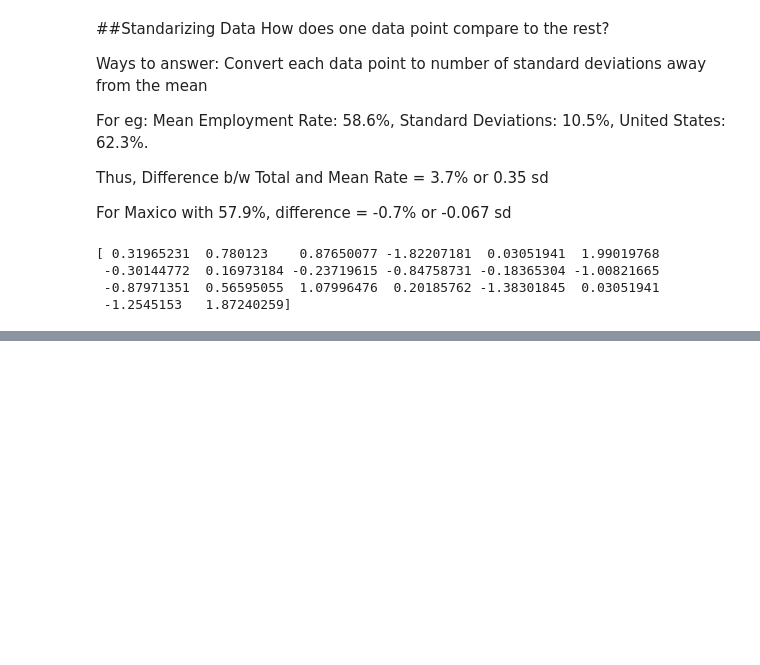
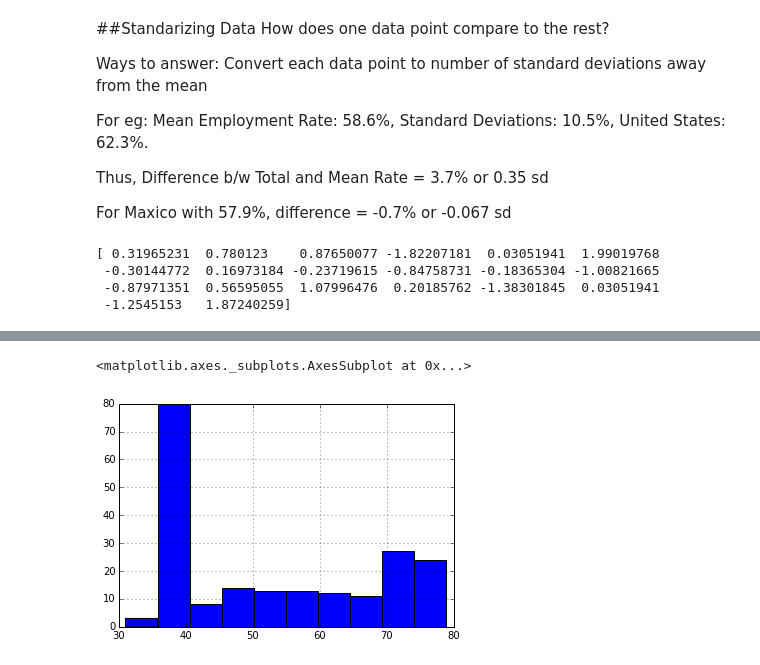
Before and after one commit to Sona58/Udacity, a Jupyter notebook: Intro to Data Analysis/Lesson2/Lesson 2.ipynb, the cells around one changed output, grey strips where cells are left out. Drawn from its saved outputs; the diff is of its cells as text; code cells hidden in the pictures; blank space fills up the shorter version.

```diff
--- a/Intro to Data Analysis/Lesson2/Lesson 2.ipynb
+++ b/Intro to Data Analysis/Lesson2/Lesson 2.ipynb
@@ -326,0 +778,5 @@ print(standardize_data(employment))
+# %%
+life_expectancy_us.hist()
+# %% [output]
+<matplotlib.axes._subplots.AxesSubplot at 0x...>
+[figure, added]
```
Also changed, not shown: parts of 58 cells of this notebook.
